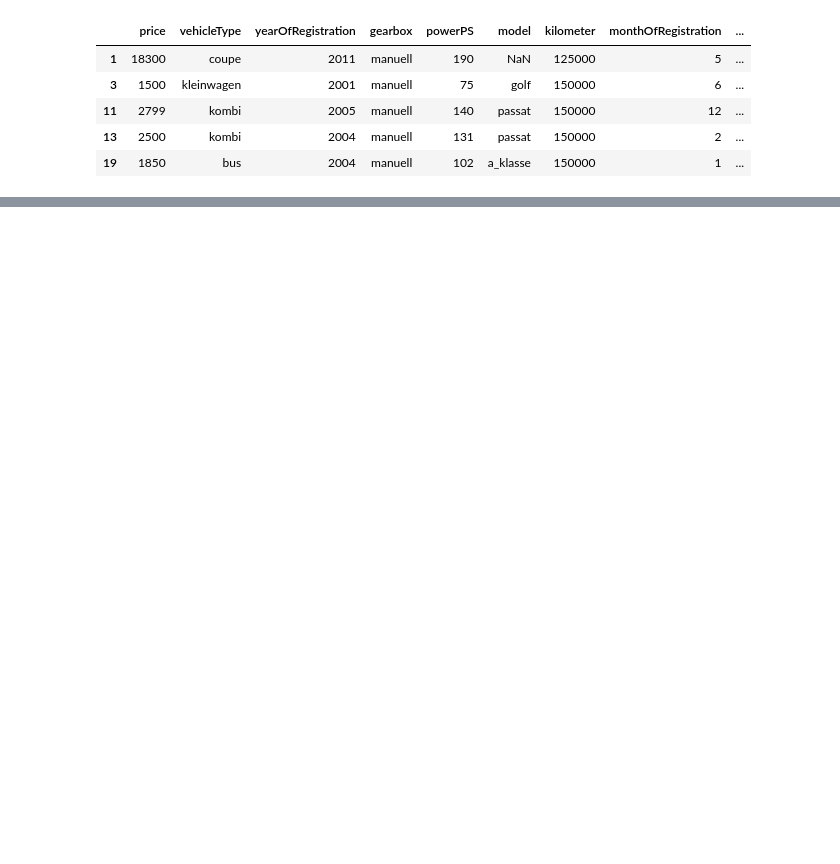
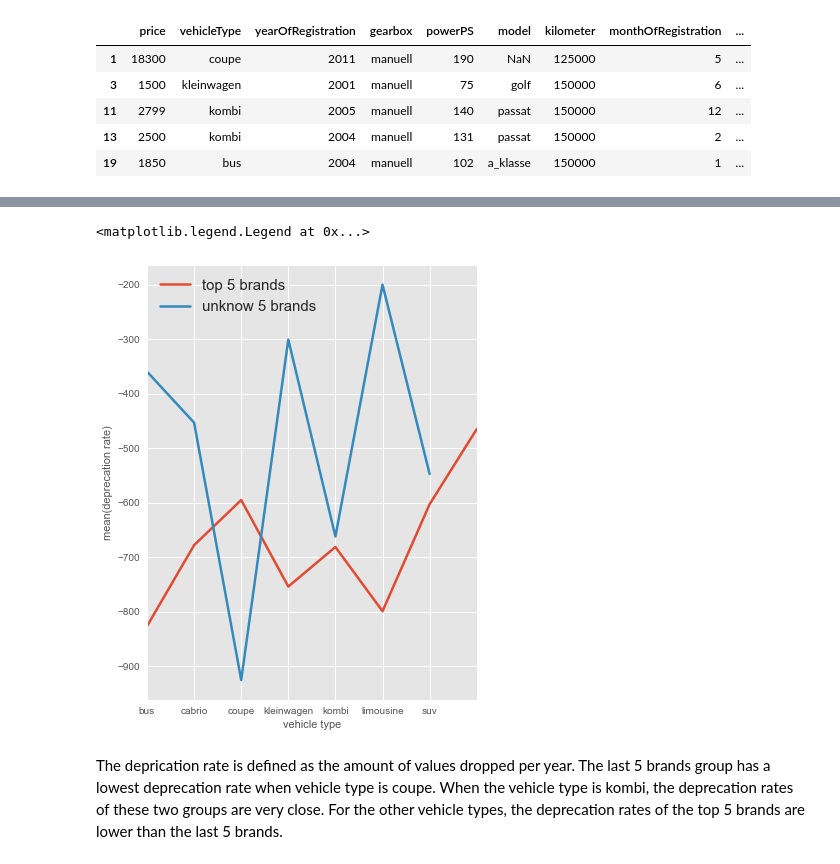
Before and after one commit to phinna/DataSciencePratice, a Jupyter notebook: carAnalysisReport.ipynb, the cells around one changed output, grey strips where cells are left out. Drawn from its saved outputs; the diff is of its cells as text; code cells hidden in the pictures; blank space fills up the shorter version.

```diff
--- a/carAnalysisReport.ipynb
+++ b/carAnalysisReport.ipynb
@@ -527,0 +555,4 @@ depricationInfoDf.head(10)
+# %%
+topDepricationInfoDf = topDepricationInfoDf.set_index(topDepricationInfoDf['name'])
+topDepricationInfoDf.dropna(inplace=True)
+topDepricationInfoDf.head()
@@ -527,0 +567,29 @@ depricationInfoDf.head(10)
+# %%
+unknownDpInfoDf =  pd.DataFrame()
+nameList = []
+bList, vList, mList = [], [], []
+yearStartList, yearEndList = [], []
+deltaPriceList = []
+depricationList = []
+for brand, bGroup in lastPopDf.groupby('brand'):
+    for v, vGroup in bGroup.groupby('vehicleType'):
+        for m, mGroup in vGroup.groupby('model'):
+            nameList.append(brand + '_' + v + '_' + m)
+            bList.append(brand)
+            vList.append(v)
+            mList.append(m)
+            depriCationRate, maxYear, minYear, deltaPrice = calculate_deprication_rate(mGroup)
+            depricationList.append(depriCationRate)
+            yearStartList.append(minYear)
+            yearEndList.append(maxYear)
+            deltaPriceList.append(deltaPrice)
+unknownDpInfoDf['brand'] = bList
+unknownDpInfoDf['vehicleType'] = vList
+unknownDpInfoDf['model'] = mList
+unknownDpInfoDf['name'] = nameList
+unknownDpInfoDf['yearStart'] = yearStartList
+unknownDpInfoDf['yearEnd'] = yearEndList
+unknownDpInfoDf['deltaPrice'] = deltaPriceList
+unknownDpInfoDf['depricationRate'] = depricationList
+unknownDpInfoDf.dropna(inplace=True)
+unknownDpInfoDf.head(5)
@@ -527,0 +603,15 @@ depricationInfoDf.head(10)
+# %%
+plt.figure(figsize=(13,8))
+plt.subplot(1,2,1)
+topDRate = topDepricationInfoDf.groupby('vehicleType').mean()['depricationRate']
+unknowDRate = unknownDpInfoDf.groupby('vehicleType').mean()['depricationRate']
+topDRate.plot(label='top 5 brands')
+unknowDRate.plot(label='unknow 5 brands')
+plt.xlabel('vehicle type')
+plt.ylabel('mean(deprecation rate)')
+plt.legend(loc='upper left', prop={'size':15})
+# %% [output]
+<matplotlib.legend.Legend at 0x...>
+[figure, added]
+# %% [markdown]
+The deprication rate is defined as the amount of values dropped per year. The last 5 brands group has a lowest deprecation rate when vehicle type is coupe. When the vehicle type is kombi, the deprecation rates of these two groups are very close. For the other vehicle types, the deprecation rates of the top 5 brands are lower than the last 5 brands.
```
Also changed, not shown: parts of 23 cells of this notebook.
